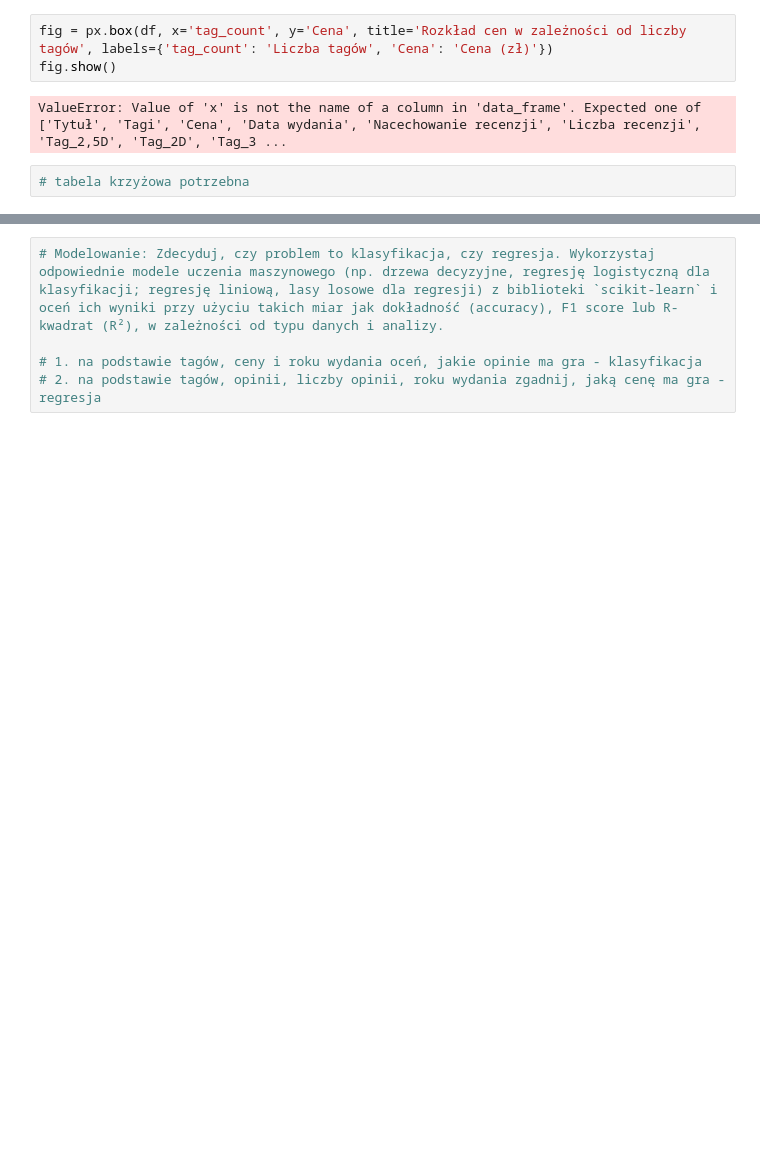
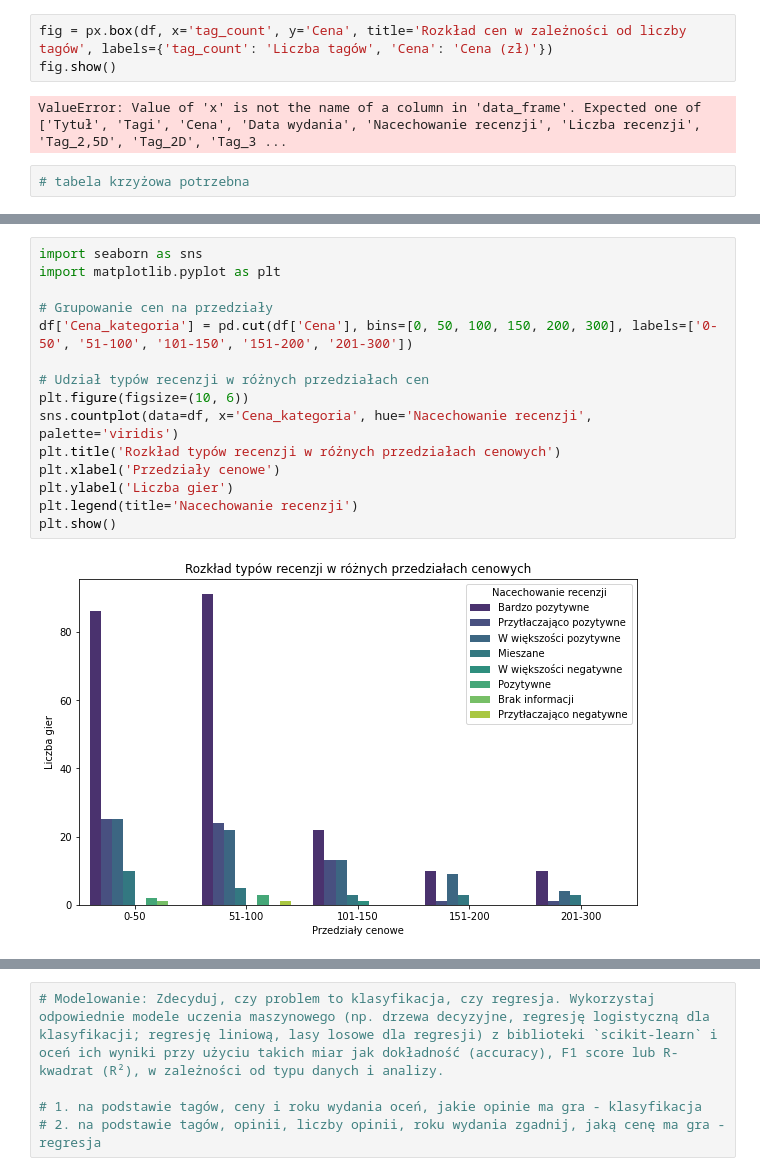
Before and after one commit to Adam17c/pad, a Jupyter notebook: projekt_v1.ipynb, the cells around one changed output, grey strips where cells are left out. Saved outputs shown, nothing was run; the diff lists cells and outputs as text; blank space fills up the shorter version.

```diff
--- a/projekt_v1.ipynb
+++ b/projekt_v1.ipynb
@@ -712,0 +764,17 @@ fig.show()
+# %%
+import seaborn as sns
+import matplotlib.pyplot as plt
+
+# Grupowanie cen na przedziały
+df['Cena_kategoria'] = pd.cut(df['Cena'], bins=[0, 50, 100, 150, 200, 300], labels=['0-50', '51-100', '101-150', '151-200', '201-300'])
+
+# Udział typów recenzji w różnych przedziałach cen
+plt.figure(figsize=(10, 6))
+sns.countplot(data=df, x='Cena_kategoria', hue='Nacechowanie recenzji', palette='viridis')
+plt.title('Rozkład typów recenzji w różnych przedziałach cenowych')
+plt.xlabel('Przedziały cenowe')
+plt.ylabel('Liczba gier')
+plt.legend(title='Nacechowanie recenzji')
+plt.show()
+# %% [output]
+[figure, added]
```
Also changed, not shown: parts of 22 cells of this notebook.
